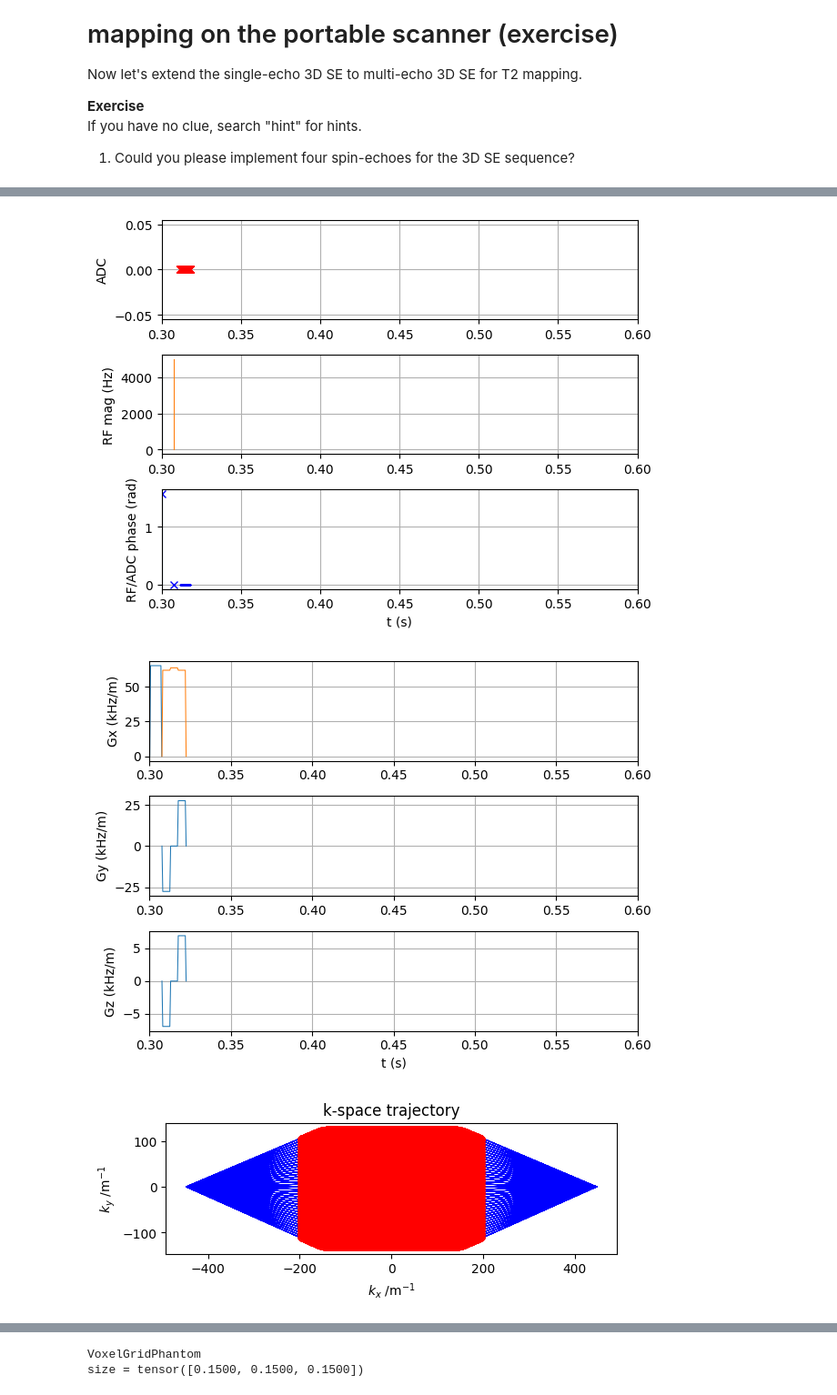
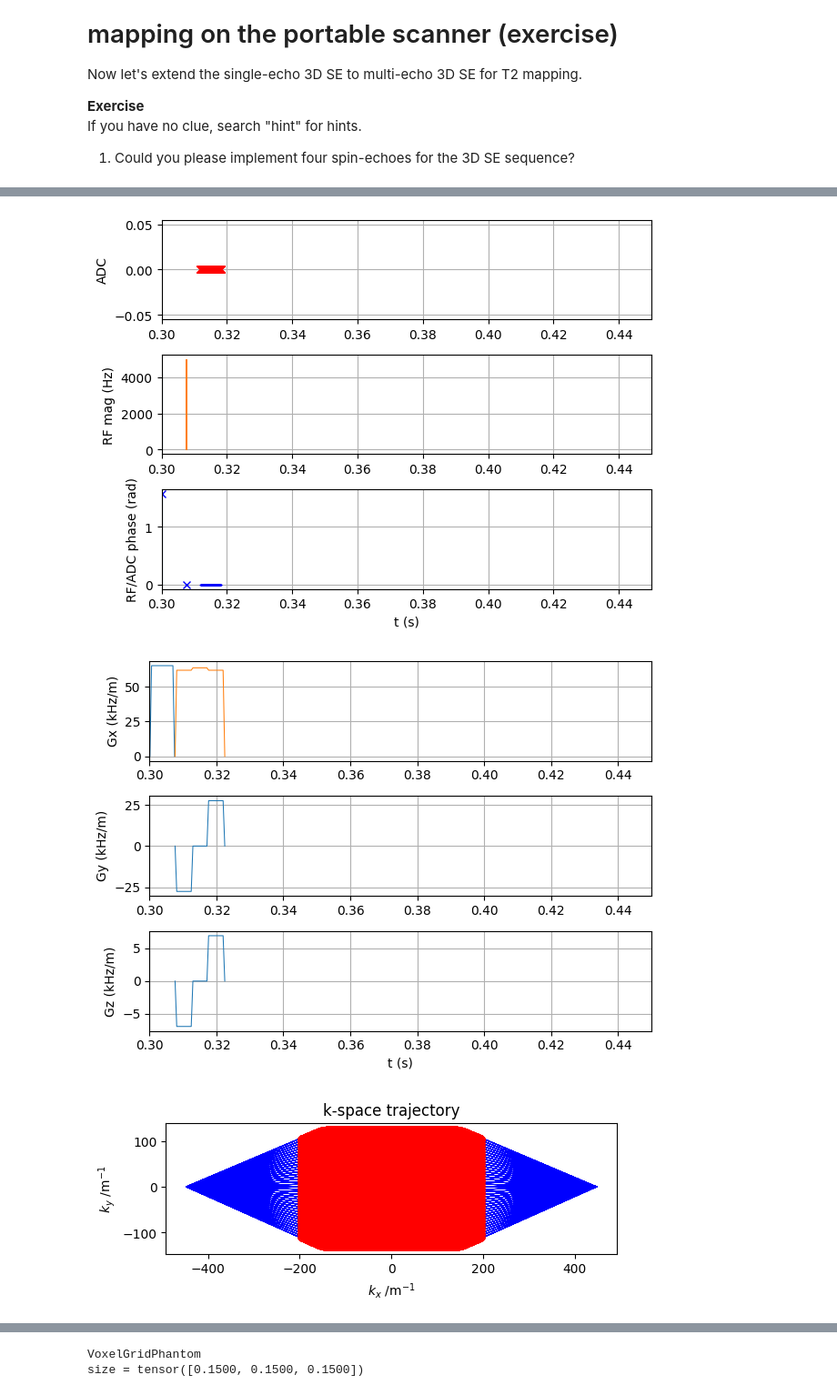
Before and after one commit to mritogether/ESMRMB2024_Hardware_to_Map, a Jupyter notebook: 02_sequence_design_for_mapping/notebooks/s20_optimized_3d_mse_portableScanner_ex.ipynb, the cells around one changed output, grey strips where cells are left out. Shown at 91% size. Cells and saved outputs as stored; diff of their text form; code cells hidden in the pictures.

```diff
--- a/02_sequence_design_for_mapping/notebooks/s20_optimized_3d_mse_portableScanner_ex.ipynb
+++ b/02_sequence_design_for_mapping/notebooks/s20_optimized_3d_mse_portableScanner_ex.ipynb
@@ -58,6 +44,6 @@ Successfully installed MRzeroCore-0.3.5 pydisseqt-0.1.5 torchkbnufft-1.4.0
 # %%
-#@title 3D SE for the portable scanner - sequence
-experiment_id = 's12_3d_se_portable_scanner'
+#@title 3D MSE for the portable scanner - sequence
+experiment_id = 's20_3d_mse_portable_scanner'
 def main(plot: bool, write_seq: bool, seq_filename: str = experiment_id):
     global rdGradTime
     global nRD_pre
@@ -403,40 +389,40 @@ def main(plot: bool, write_seq: bool, seq_filename: str = experiment_id):
     # VISUALIZATION
     # ======
     if plot:
-        seq.plot(time_range=(TR, TR+0.3))
+        seq.plot(time_range=(TR, TR+0.15))
 
         # Plot k-space trajectory
         k_traj_adc, k_traj, t_excitation, t_refocusing, t_adc = seq.calculate_kspace()
 
         plt.figure()
         plt.plot(k_traj[0],k_traj[1], 'b-')
         plt.plot(k_traj_adc[0],k_traj_adc[1],'r.')
         ax = plt.gca()
         ax.set_aspect('equal', adjustable='box')
         plt.title('k-space trajectory')
         plt.xlabel(r'$k_x \mathregular{\ /m^{-1}}$')
         plt.ylabel(r'$k_y \mathregular{\ /m^{-1}}$')
         plt.show()
 
         plt.figure()
         p1 = plt.plot(k_traj[0], label='k_x')
         p2 = plt.plot(k_traj[1], label='k_y')
         p3 = plt.plot(k_traj[2], label='k_z')
         plt.legend(loc="upper left")
         plt.xlabel('#points')
         plt.ylabel('$k \mathregular{\ /m^{-1}}$')
         ax = plt.gca()
         ax.grid();
         plt.title('k-space trajectory')
         plt.show()
 
 if __name__ == "__main__":
     main(plot=True, write_seq=True)
 # %% [output]
 TR fill: 277.52000000000004 ms
 Timing check passed successfully
-[figure, old version]
+[figure, new version]
-[figure, old version]
+[figure, new version]
 [figure]
 [figure]
 # %%
```
Also changed, not shown: parts of 3 cells of this notebook.
